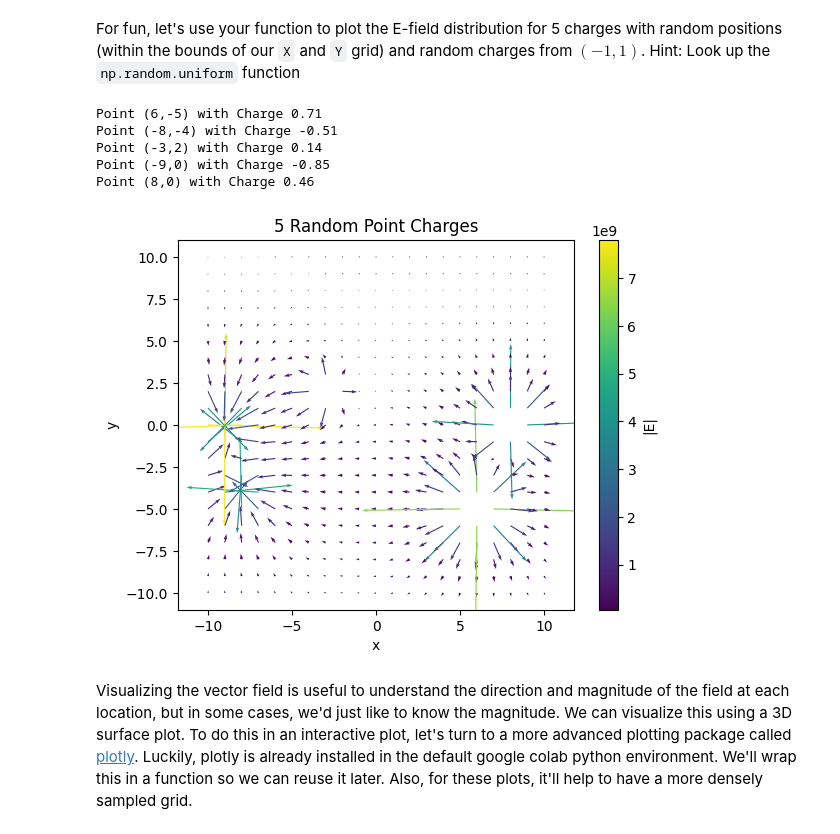
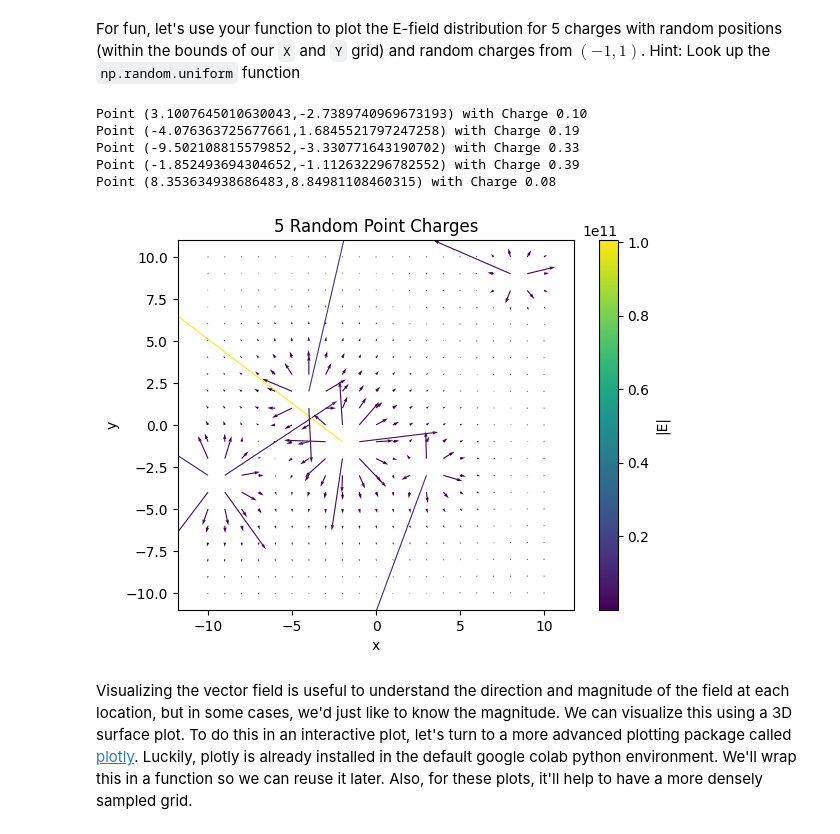
Before and after one commit to penelopetir/24SBIOL74.03PT, a Jupyter notebook: Exercise_2_Electric_Fields.ipynb, the cells around one changed output. Saved outputs shown, nothing was run; the diff lists cells and outputs as text; code cells hidden in the pictures.

Commit message:
non-integer points used finished

```diff
--- a/Exercise_2_Electric_Fields.ipynb
+++ b/Exercise_2_Electric_Fields.ipynb
@@ -289,32 +289,32 @@ For fun, let's use your function to plot the E-field distribution for 5 charges
 # %%
 #Ncharges = int(input("How many random charges: "))
 #bounds = int(input("What NxN graph would you like: "))
 Ncharges = 5
 bounds = 10
 
 my_title = f"{Ncharges} Random Point Charges"
-x0 = np.random.randint(-bounds,bounds, size = Ncharges)
-y0 = np.random.randint(-bounds,bounds, size = Ncharges)
+x0 = np.random.uniform(-bounds,bounds, Ncharges)
+y0 = np.random.uniform(-bounds,bounds, Ncharges)
 Q = np.random.uniform(-1,1,5)
 
 x = np.linspace(-bounds,bounds,bounds*2+1) # x coordinates (m)
 y = np.linspace(-bounds,bounds,bounds*2+1) # y coordinates (m)
 X, Y = np.meshgrid(x,y) # make 2D grid of x coordinates and y coordinates
 
 #printing out the points that we have generated
 for i, coord in enumerate(zip(x0,y0)):
   print(f"Point ({coord[0]},{coord[1]}) with Charge {Q[i]:.2f}")
 
 #creating the electric field
 Ex, Ey = calcEfield(x0,y0,Q,X,Y);
 plotEfieldVecs(Ex,Ey,X,Y,my_title);
 # %% [output]
-Point (6,-5) with Charge 0.71
-Point (-8,-4) with Charge -0.51
-Point (-3,2) with Charge 0.14
-Point (-9,0) with Charge -0.85
-Point (8,0) with Charge 0.46
+Point (3.1007645010630043,-2.7389740969673193) with Charge 0.10
+Point (-4.076363725677661,1.6845521797247258) with Charge 0.19
+Point (-9.502108815579852,-3.330771643190702) with Charge 0.33
+Point (-1.852493694304652,-1.112632296782552) with Charge 0.39
+Point (8.353634938686483,8.84981108460315) with Charge 0.08
-[figure, old version]
+[figure, new version]
 # %% [markdown]
 Visualizing the vector field is useful to understand the direction and magnitude of the field at each location, but in some cases, we'd just like to know the magnitude. We can visualize this using a 3D surface plot. To do this in an interactive plot, let's turn to a more advanced plotting package called [plotly](https://plotly.com/python/). Luckily, plotly is already installed in the default google colab python environment. We'll wrap this in a function so we can reuse it later. Also, for these plots, it'll help to have a more densely sampled grid.
 # %%
```
Also changed, not shown: parts of 9 cells of this notebook.
